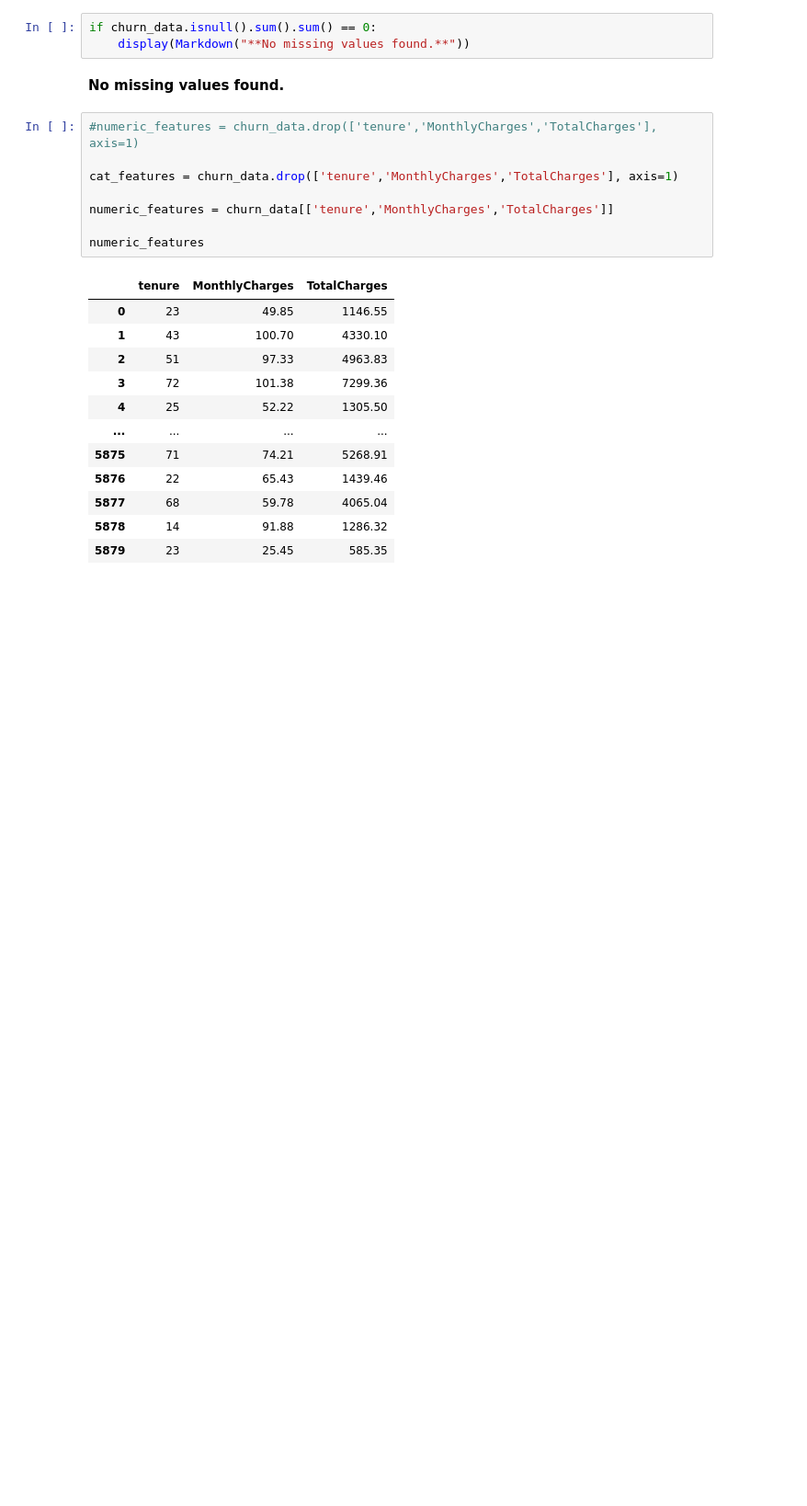
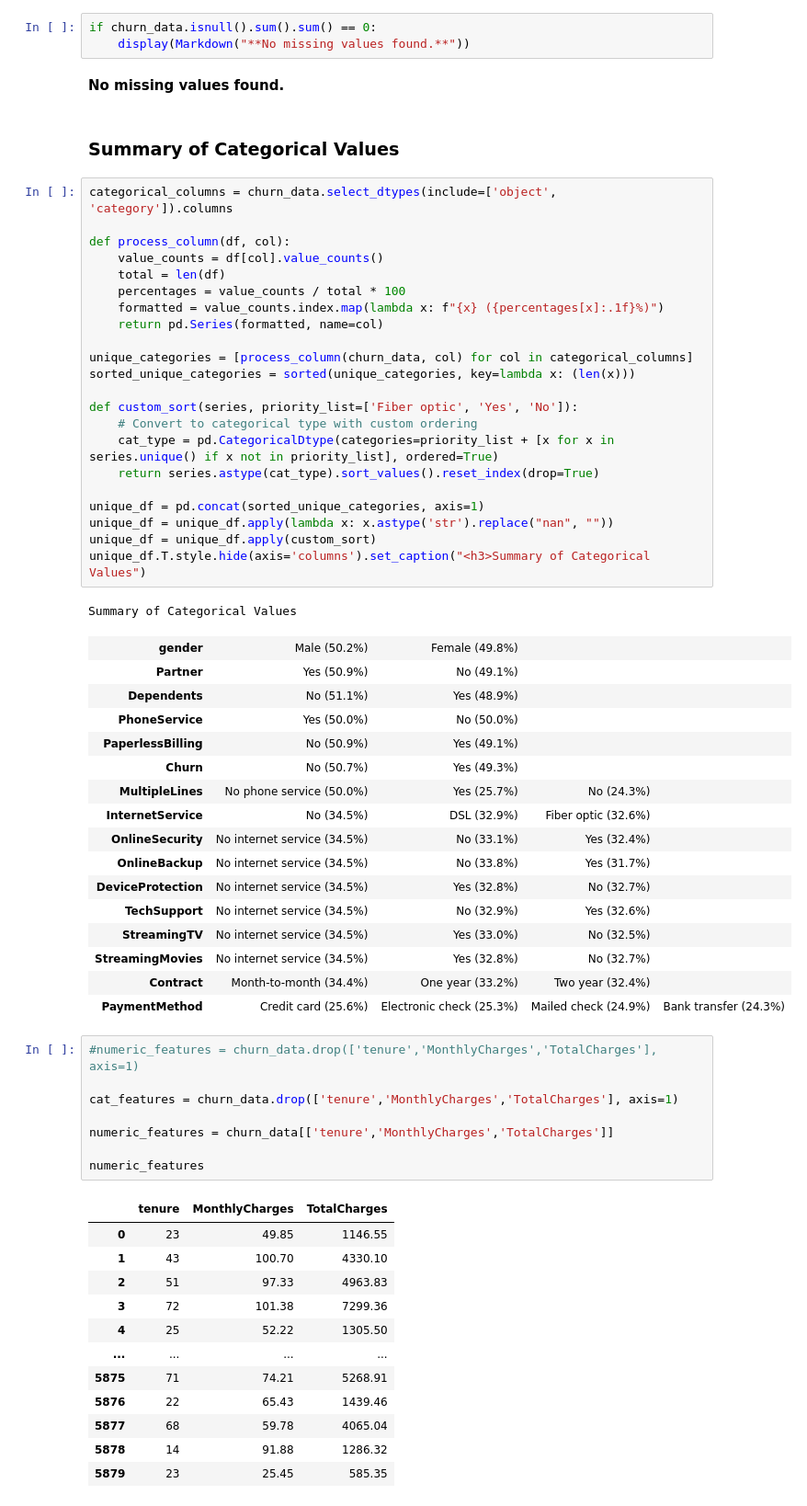
Before and after one commit to huixincai/customer-churn-analysis, a Jupyter notebook: Customer-churn-Analysis.ipynb, the cells around one changed output. Shown at 92% size. Cells and saved outputs as stored; diff of their text form; blank space fills up the shorter version.

Commit message:
add summary of categorical values table

```diff
--- a/Customer-churn-Analysis.ipynb
+++ b/Customer-churn-Analysis.ipynb
@@ -129,6 +129,48 @@ if churn_data.isnull().sum().sum() == 0:
     display(Markdown("**No missing values found.**"))
 # %% [output]
 **No missing values found.**
+# %% [markdown]
+### Summary of Categorical Values
+# %%
+categorical_columns = churn_data.select_dtypes(include=['object', 'category']).columns
+
+def process_column(df, col):
+    value_counts = df[col].value_counts()
+    total = len(df)
+    percentages = value_counts / total * 100
+    formatted = value_counts.index.map(lambda x: f"{x} ({percentages[x]:.1f}%)")
+    return pd.Series(formatted, name=col)
+
+unique_categories = [process_column(churn_data, col) for col in categorical_columns]
+sorted_unique_categories = sorted(unique_categories, key=lambda x: (len(x)))
+
+def custom_sort(series, priority_list=['Fiber optic', 'Yes', 'No']):
+    # Convert to categorical type with custom ordering
+    cat_type = pd.CategoricalDtype(categories=priority_list + [x for x in series.unique() if x not in priority_list], ordered=True)
+    return series.astype(cat_type).sort_values().reset_index(drop=True)
+
+unique_df = pd.concat(sorted_unique_categories, axis=1)
+unique_df = unique_df.apply(lambda x: x.astype('str').replace("nan", ""))
+unique_df = unique_df.apply(custom_sort)
+unique_df.T.style.hide(axis='columns').set_caption("<h3>Summary of Categorical Values")
+# %% [output]
+Summary of Categorical Values
+| gender | Male (50.2%) | Female (49.8%) |  |  |
+| Partner | Yes (50.9%) | No (49.1%) |  |  |
+| Dependents | No (51.1%) | Yes (48.9%) |  |  |
+| PhoneService | Yes (50.0%) | No (50.0%) |  |  |
+| PaperlessBilling | No (50.9%) | Yes (49.1%) |  |  |
+| Churn | No (50.7%) | Yes (49.3%) |  |  |
+| MultipleLines | No phone service (50.0%) | Yes (25.7%) | No (24.3%) |  |
+| InternetService | No (34.5%) | DSL (32.9%) | Fiber optic (32.6%) |  |
+| OnlineSecurity | No internet service (34.5%) | No (33.1%) | Yes (32.4%) |  |
+| OnlineBackup | No internet service (34.5%) | No (33.8%) | Yes (31.7%) |  |
+| DeviceProtection | No internet service (34.5%) | Yes (32.8%) | No (32.7%) |  |
+| TechSupport | No internet service (34.5%) | No (32.9%) | Yes (32.6%) |  |
+| StreamingTV | No internet service (34.5%) | Yes (33.0%) | No (32.5%) |  |
+| StreamingMovies | No internet service (34.5%) | Yes (32.8%) | No (32.7%) |  |
+| Contract | Month-to-month (34.4%) | One year (33.2%) | Two year (32.4%) |  |
+| PaymentMethod | Credit card (25.6%) | Electronic check (25.3%) | Mailed check (24.9%) | Bank transfer (24.3%) |
 # %%
 #numeric_features = churn_data.drop(['tenure','MonthlyCharges','TotalCharges'], axis=1)
 
```
